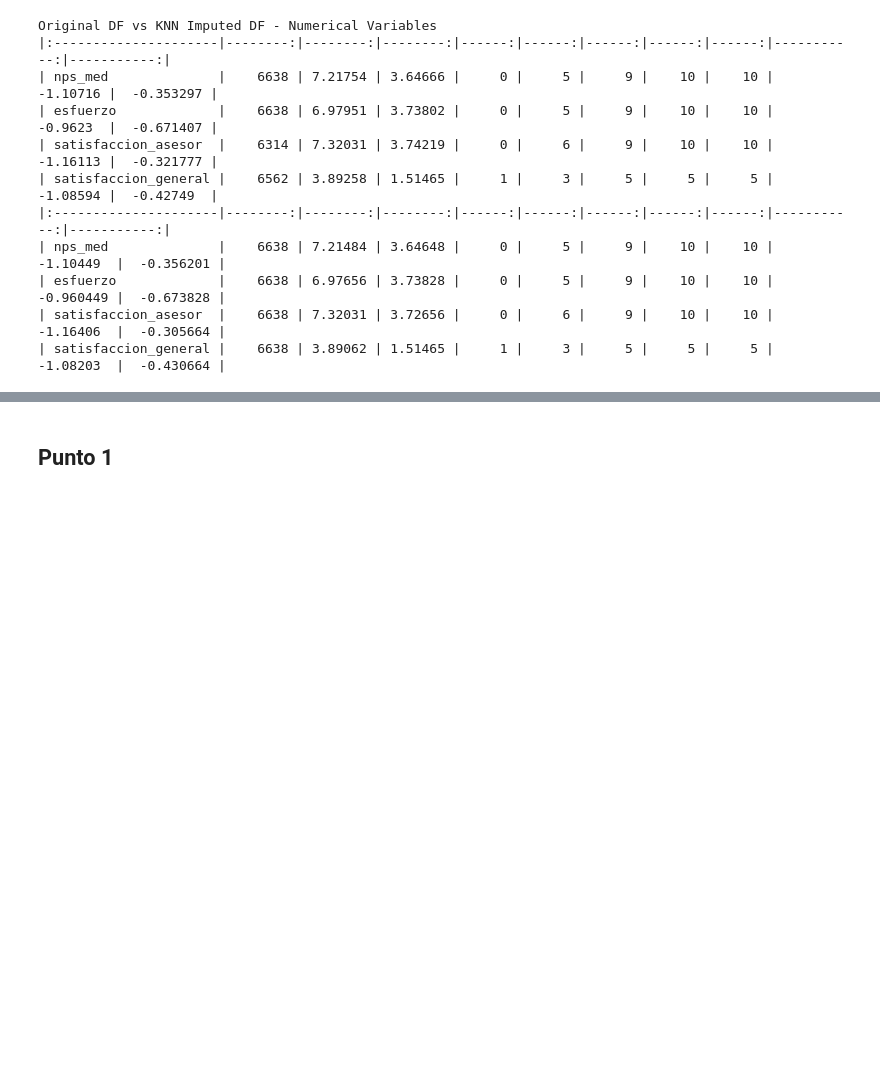
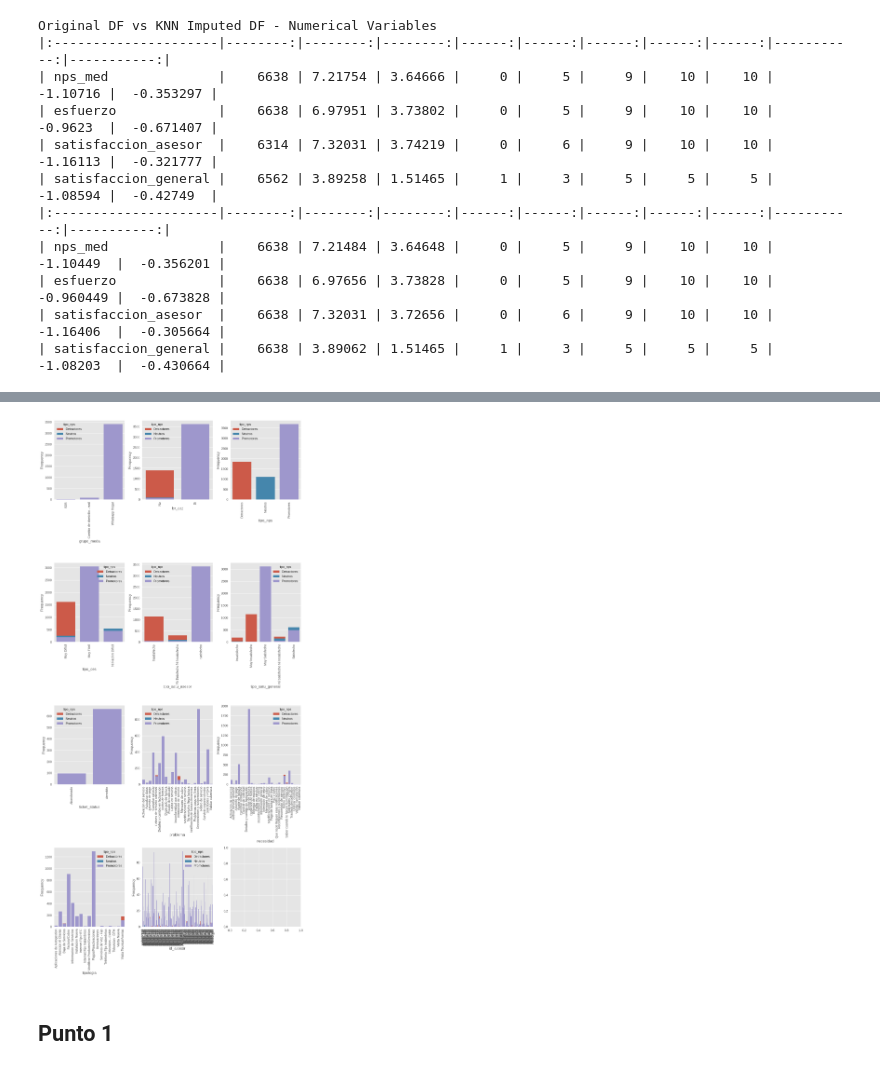
Before and after one commit to leandroaguazaco/data_science_portfolio, a Jupyter notebook: Projects/01-NPS_Analysis/P01_NPS_Analysis.ipynb, the cells around one changed output, grey strips where cells are left out. Drawn from its saved outputs; the diff is of its cells as text; code cells hidden in the pictures; blank space fills up the shorter version.

```diff
--- a/Projects/01-NPS_Analysis/P01_NPS_Analysis.ipynb
+++ b/Projects/01-NPS_Analysis/P01_NPS_Analysis.ipynb
@@ -754,3 +869,7 @@ Original DF vs RandomForest Imputed DF - Numerical Variables
+# %%
+bar_plots_seaborn(encuesta_indicadores_df, cat = "tipo_nps")
+# %% [output]
+[figure, added]
 # %% [markdown]
 ## Punto 1
 # %% [markdown]
```
Also changed, not shown: parts of 15 cells of this notebook.
